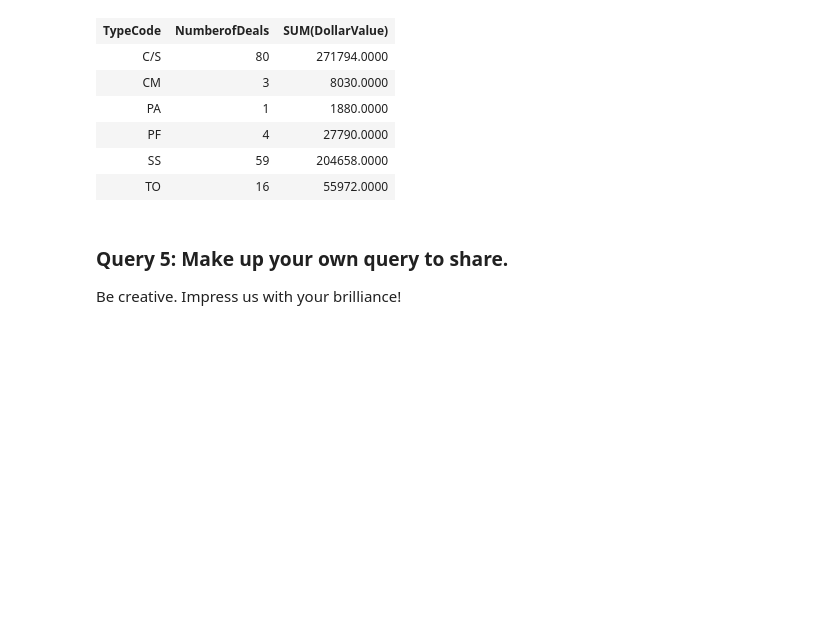
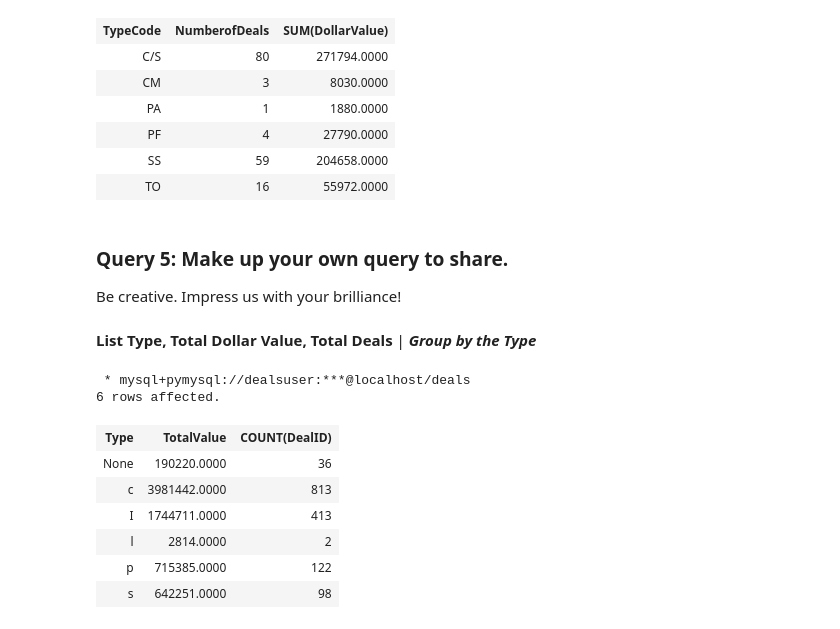
Before and after one commit to fairfield-university-ba-510-spring2019/deals-db-dsacco0317, a Jupyter notebook: Deals_Part2.ipynb, the cells around one changed output. Drawn from its saved outputs; the diff is of its cells as text; code cells hidden in the pictures; blank space fills up the shorter version.

Commit message:
Finished part 5

```diff
--- a/Deals_Part2.ipynb
+++ b/Deals_Part2.ipynb
@@ -288,3 +288,27 @@ GROUP BY TypeCode;
 # %% [markdown]
 ### Query 5: Make up your own query to share.
 Be creative. Impress us with your brilliance!
+# %% [markdown]
+**List Type, Total Dollar Value, Total Deals** |
+**_Group by the Type_**
+# %%
+%%sql
+
+SELECT DISTINCT Type, SUM(DollarValue) AS TotalValue, COUNT(DealID) FROM DealParts
+    JOIN Deals USING (DealID)
+    JOIN DealTypes USING (DealID)
+    JOIN Players USING (DealID)
+    JOIN PlayerSupports USING (PlayerID)
+    JOIN Firms USING (FirmID)
+GROUP BY Type
+ORDER BY Type;
+# %% [output]
+ * mysql+pymysql://dealsuser:***@localhost/deals
+6 rows affected.
+| Type | TotalValue | COUNT(DealID) |
+| None | 190220.0000 | 36 |
+| c | 3981442.0000 | 813 |
+| I | 1744711.0000 | 413 |
+| l | 2814.0000 | 2 |
+| p | 715385.0000 | 122 |
+| s | 642251.0000 | 98 |
```
